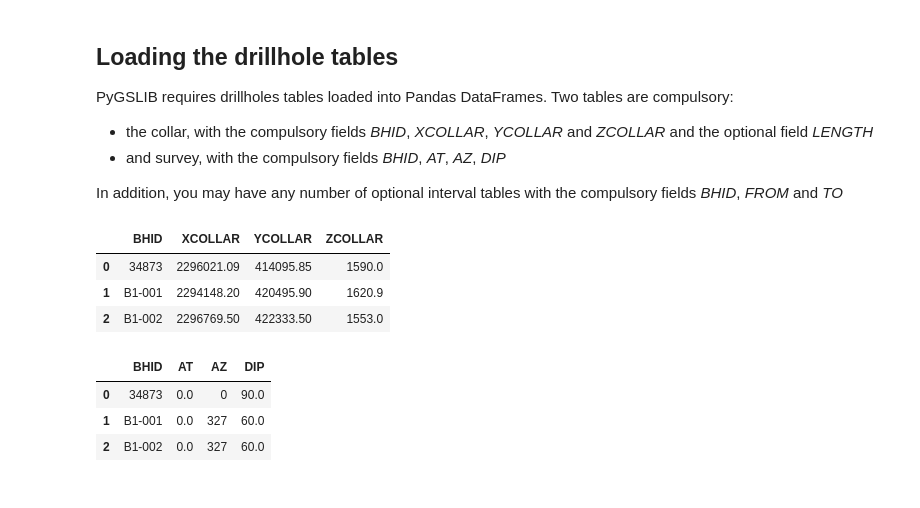
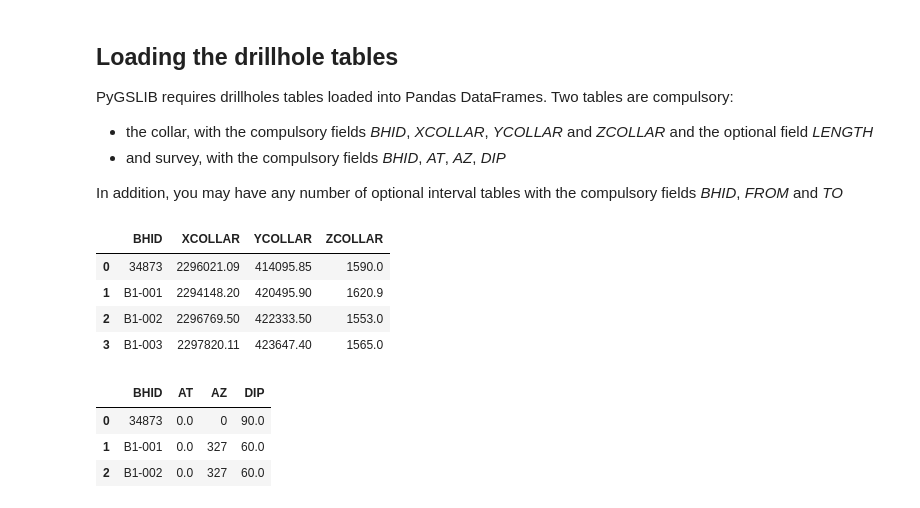
Before and after one commit to opengeostat/pygslib, a Jupyter notebook: pygslib/Ipython_templates/Tutorial_1/Tutorial_V2.ipynb, the cells around one changed output. Saved outputs shown, nothing was run; the diff lists cells and outputs as text; code cells hidden in the pictures.

```diff
--- a/pygslib/Ipython_templates/Tutorial_1/Tutorial_V2.ipynb
+++ b/pygslib/Ipython_templates/Tutorial_1/Tutorial_V2.ipynb
@@ -81,12 +81,13 @@ survey = pd.read_csv('Babbitt/survey_BABBITT.csv')
 assay = pd.read_csv('Babbitt/assay_BABBITT.csv')
 # %%
 # print first 3 lines of the table collar
-collar.head(3)
+collar.head(4)
 # %% [output]
 |  | BHID | XCOLLAR | YCOLLAR | ZCOLLAR |
 | 0 | 34873 | 2296021.09 | 414095.85 | 1590.0 |
 | 1 | B1-001 | 2294148.20 | 420495.90 | 1620.9 |
 | 2 | B1-002 | 2296769.50 | 422333.50 | 1553.0 |
+| 3 | B1-003 | 2297820.11 | 423647.40 | 1565.0 |
 # %%
 # print first 3 lines of the table survey
 survey.head(3)
```
Also changed, not shown: parts of 11 cells of this notebook, 8 other files.
